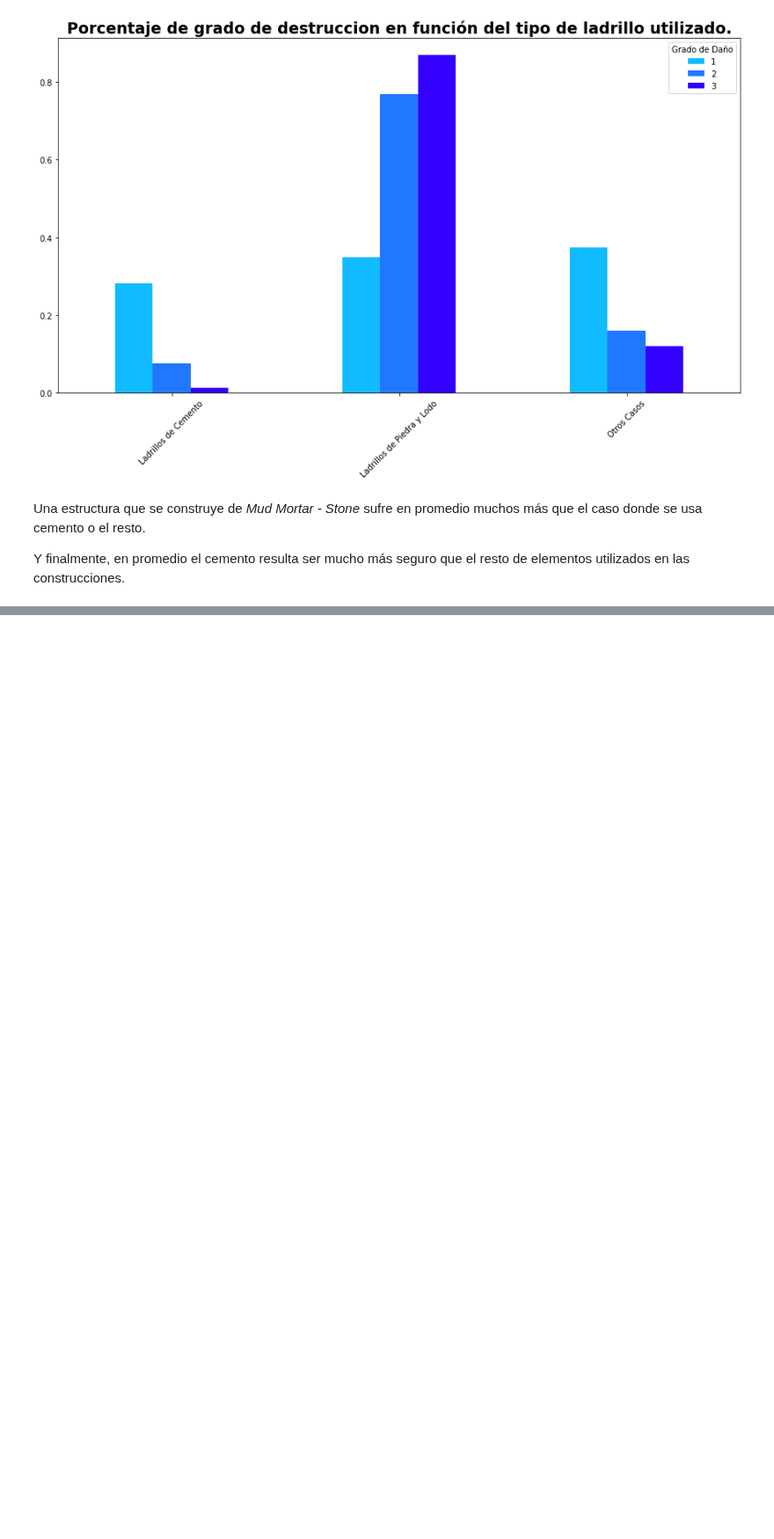
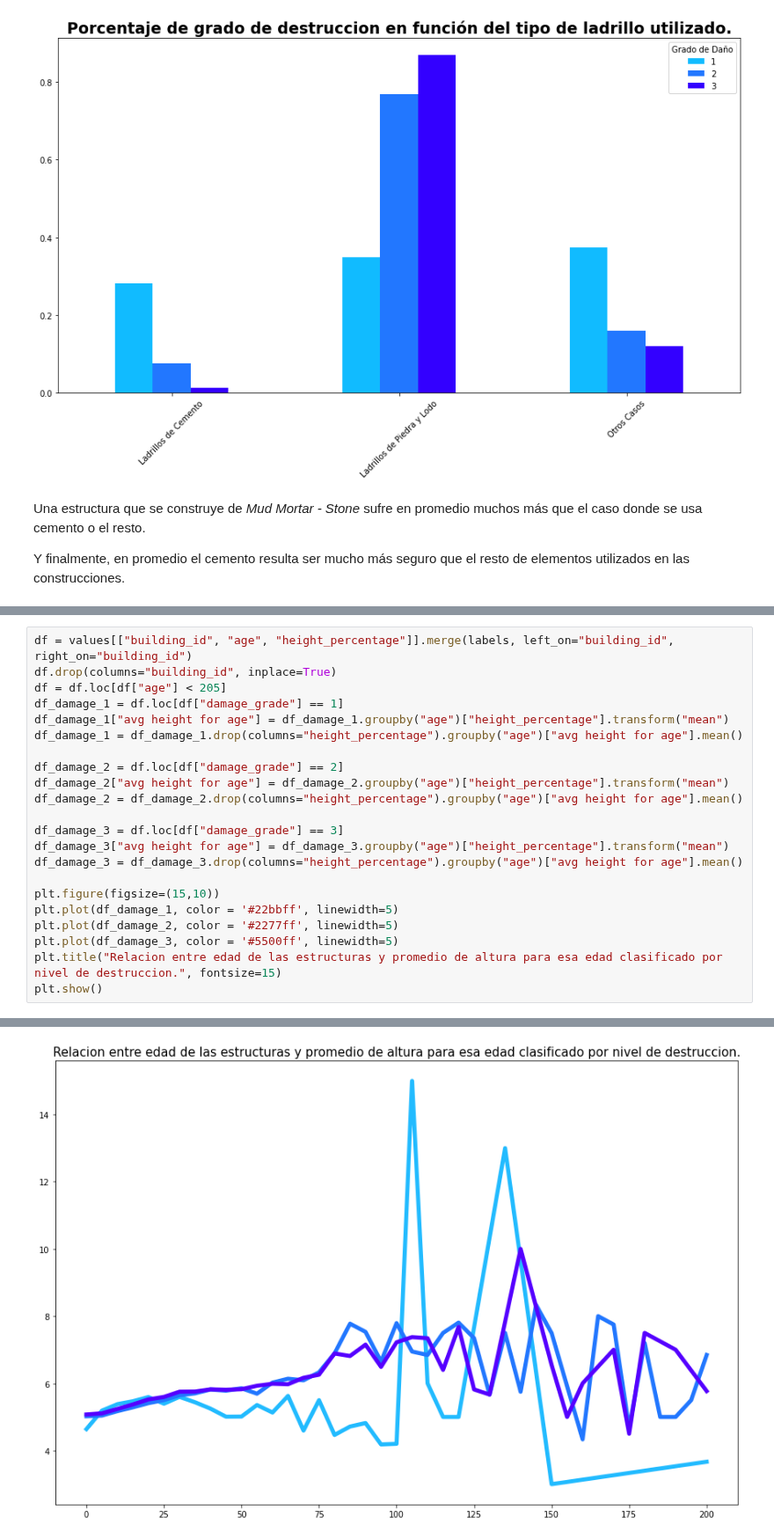
Before and after one commit to joaquinfontela/OrganizacionDeDatos-TP1, a Jupyter notebook: src/Correlations.ipynb, the cells around one changed output, grey strips where cells are left out. Shown at 88% size. Drawn from its saved outputs; the diff is of its cells as text; blank space fills up the shorter version.

```diff
--- a/src/Correlations.ipynb
+++ b/src/Correlations.ipynb
@@ -231,0 +252,23 @@ Y finalmente, en promedio el cemento resulta ser mucho más seguro que el resto
+# %%
+df = values[["building_id", "age", "height_percentage"]].merge(labels, left_on="building_id", right_on="building_id")
+df.drop(columns="building_id", inplace=True)
+df = df.loc[df["age"] < 205]
+df_damage_1 = df.loc[df["damage_grade"] == 1]
+df_damage_1["avg height for age"] = df_damage_1.groupby("age")["height_percentage"].transform("mean")
+df_damage_1 = df_damage_1.drop(columns="height_percentage").groupby("age")["avg height for age"].mean()
+
+df_damage_2 = df.loc[df["damage_grade"] == 2]
+df_damage_2["avg height for age"] = df_damage_2.groupby("age")["height_percentage"].transform("mean")
+df_damage_2 = df_damage_2.drop(columns="height_percentage").groupby("age")["avg height for age"].mean()
+
+df_damage_3 = df.loc[df["damage_grade"] == 3]
+df_damage_3["avg height for age"] = df_damage_3.groupby("age")["height_percentage"].transform("mean")
+df_damage_3 = df_damage_3.drop(columns="height_percentage").groupby("age")["avg height for age"].mean()
+
+plt.figure(figsize=(15,10))
+plt.plot(df_damage_1, color = '#22bbff', linewidth=5)
+plt.plot(df_damage_2, color = '#2277ff', linewidth=5)
+plt.plot(df_damage_3, color = '#5500ff', linewidth=5)
+plt.title("Relacion entre edad de las estructuras y promedio de altura para esa edad clasificado por nivel de destruccion.", fontsize=15)
+plt.show()
+# %% [output]
@@ -231,0 +290 @@ Y finalmente, en promedio el cemento resulta ser mucho más seguro que el resto
+[figure, added]
```
Also changed, not shown: parts of 2 cells of this notebook.
